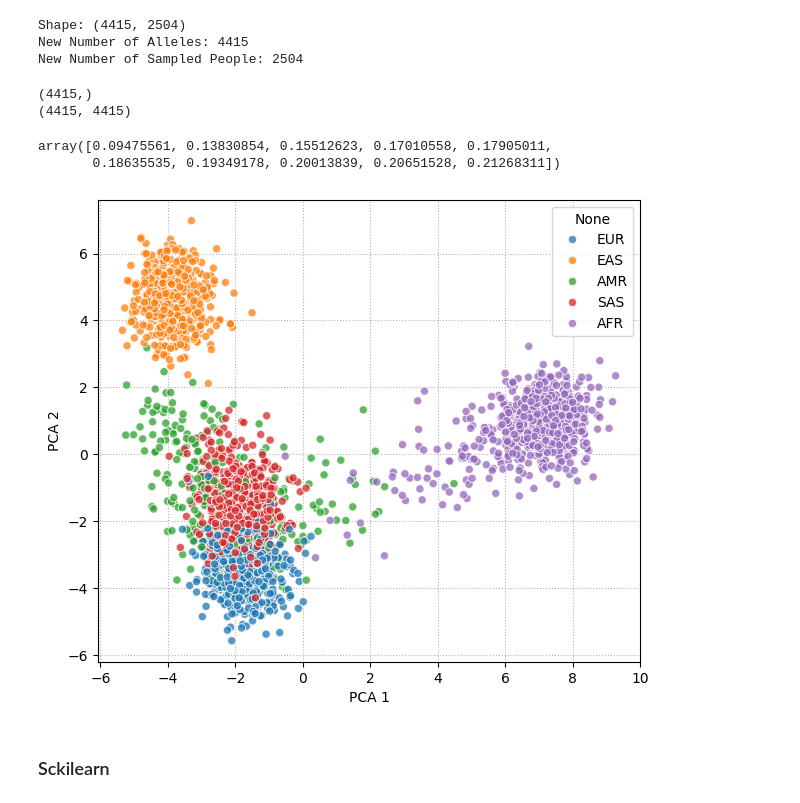
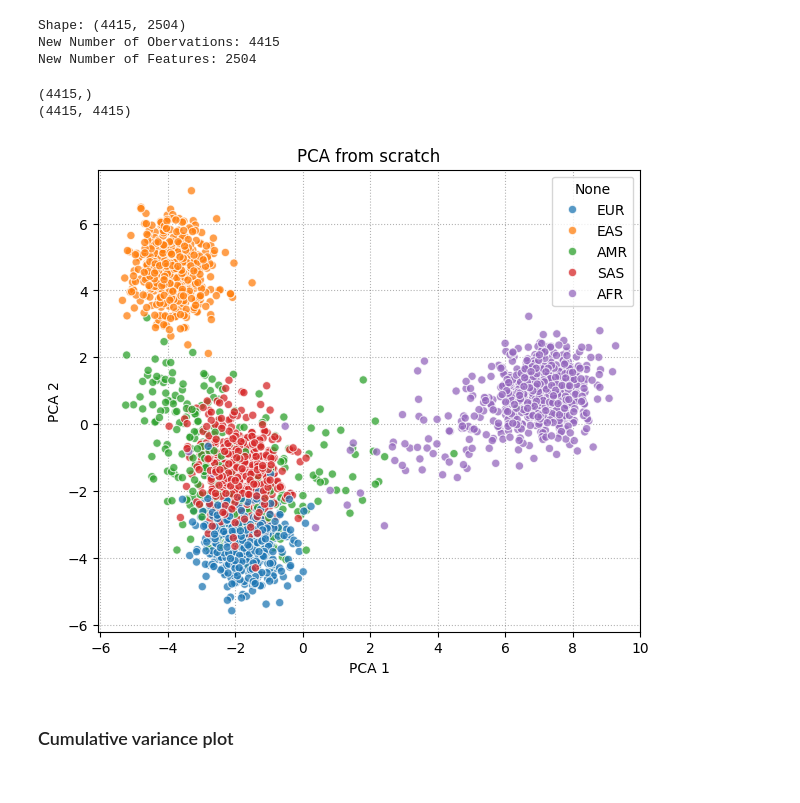
Before and after one commit to Skanx7/genetic-population-clustering, a Jupyter notebook: genotypes.ipynb, the cells around one changed output. Drawn from its saved outputs; the diff is of its cells as text; code cells hidden in the pictures.

```diff
--- a/genotypes.ipynb
+++ b/genotypes.ipynb
@@ -108,12 +119,12 @@ genotypes.shape
 m, n = genotypes.shape
 
 print(f"Shape: ({m}, {n})")
-print(f"New Number of Alleles: {m}")
-print(f"New Number of Sampled People: {n}")
+print(f"New Number of Obervations: {m}")
+print(f"New Number of Features: {n}")
 # %% [output]
 Shape: (4415, 2504)
-New Number of Alleles: 4415
-New Number of Sampled People: 2504
+New Number of Obervations: 4415
+New Number of Features: 2504
 # %%
 # Calculate the mean.
 mean = np.mean(genotypes, axis = 1, keepdims = True)
@@ -123,20 +134,23 @@ genotypes_normalized = genotypes - mean
 
 # Compute the covariance matrix of our data.
 covariance = genotypes_normalized.dot(genotypes_normalized.T) / (n - 1)
+
+eig_values, eig_vectors = np.linalg.eigh(covariance)
+
+# They are in ascending order, we want the opposite.
+eig_values = eig_values[::-1]
+eig_vectors = eig_vectors[:, ::-1]
+
+print(eig_values.shape)
+print(eig_vectors.shape)
+
+np.cumsum(eig_values / np.sum(eig_values))[0 : 10]
+
+pc1 = eig_vectors[:, 0]
+pc2 = eig_vectors[:, 1]
+
+pc1_plot = genotypes_normalized.T.dot(pc1)
+pc2_plot = genotypes_normalized.T.dot(pc2)
+# %% [output]
+(4415,)
+(4415, 4415)
-# %%
-eig_values, eig_vectors = np.linalg.eigh(covariance)
-
-# They are in ascending order, we want the opposite.
-eig_values = eig_values[::-1]
-eig_vectors = eig_vectors[:, ::-1]
-
-print(eig_values.shape)
-print(eig_vectors.shape)
-# %% [output]
-(4415,)
-(4415, 4415)
-# %%
-np.cumsum(eig_values / np.sum(eig_values))[0 : 10]
-# %% [output]
-array([0.09475561, 0.13830854, 0.15512623, 0.17010558, 0.17905011,
-       0.18635535, 0.19349178, 0.20013839, 0.20651528, 0.21268311])
@@ -149,23 +157,23 @@ pc2_plot = genotypes_normalized.T.dot(pc2)
 # %%
 fig, ax = plt.subplots(1, 1, figsize = (7, 6))
 
 sns.scatterplot(
     x = pc1_plot,
     y = pc2_plot,
     hue = superpopulation,
     alpha = 0.75,
     zorder = 2,
     linewidth = 0.75,
     ax = ax
 )
 
 ax.set_xlabel("PCA 1")
 ax.set_ylabel("PCA 2")
 ax.set_facecolor('white')
 ax.grid(True, alpha = 0.3, color = "black", linestyle = "dotted", zorder = 1)
-
+plt.title('PCA from scratch')
 plt.show()
 # %% [output]
-[figure, old version]
+[figure, new version]
 # %% [markdown]
-### Sckilearn
+### Cumulative variance plot
```
Also changed, not shown: parts of 39 cells of this notebook.
